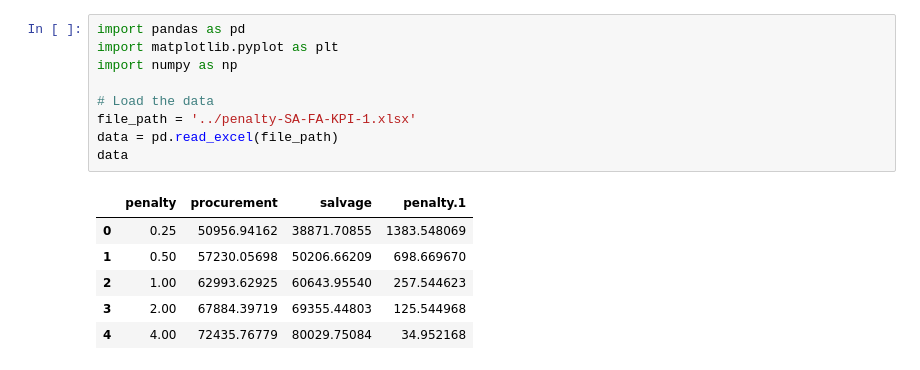
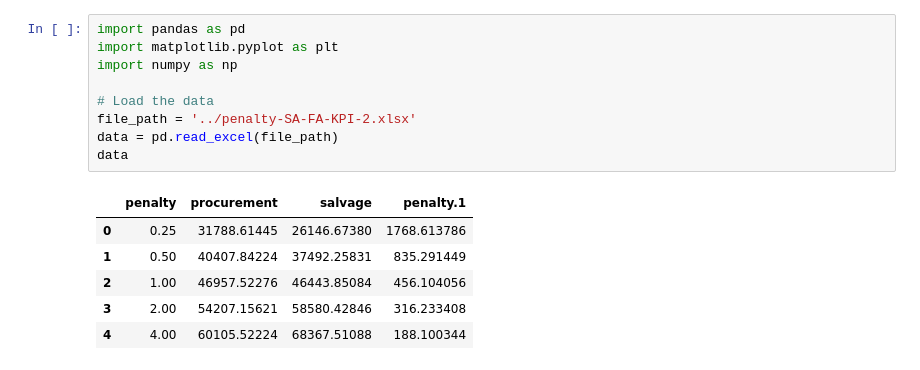
Before and after one commit to songmath-thunderain/msp_models_for_adaptive_disaster_relief_logistics_planning, a Jupyter notebook: Python/output/case-study/table-and-figure/Figure-FA-penalty-KPI.ipynb, the cells around one changed output. Cells and saved outputs as stored; diff of their text form.

```diff
--- a/Python/output/case-study/table-and-figure/Figure-FA-penalty-KPI.ipynb
+++ b/Python/output/case-study/table-and-figure/Figure-FA-penalty-KPI.ipynb
@@ -1,19 +1,19 @@
 # %%
 import pandas as pd
 import matplotlib.pyplot as plt
 import numpy as np
 
 # Load the data
-file_path = '../penalty-SA-FA-KPI-1.xlsx'
+file_path = '../penalty-SA-FA-KPI-2.xlsx'
 data = pd.read_excel(file_path)
 data
 # %% [output]
 |  | penalty | procurement | salvage | penalty.1 |
-| 0 | 0.25 | 50956.94162 | 38871.70855 | 1383.548069 |
-| 1 | 0.50 | 57230.05698 | 50206.66209 | 698.669670 |
-| 2 | 1.00 | 62993.62925 | 60643.95540 | 257.544623 |
-| 3 | 2.00 | 67884.39719 | 69355.44803 | 125.544968 |
-| 4 | 4.00 | 72435.76779 | 80029.75084 | 34.952168 |
+| 0 | 0.25 | 31788.61445 | 26146.67380 | 1768.613786 |
+| 1 | 0.50 | 40407.84224 | 37492.25831 | 835.291449 |
+| 2 | 1.00 | 46957.52276 | 46443.85084 | 456.104056 |
+| 3 | 2.00 | 54207.15621 | 58580.42846 | 316.233408 |
+| 4 | 4.00 | 60105.52224 | 68367.51088 | 188.100344 |
 # %%
 # Extracting the data
 penalty = data['penalty']
```
Also changed, not shown: parts of 1 cell of this notebook, 10 other files.
